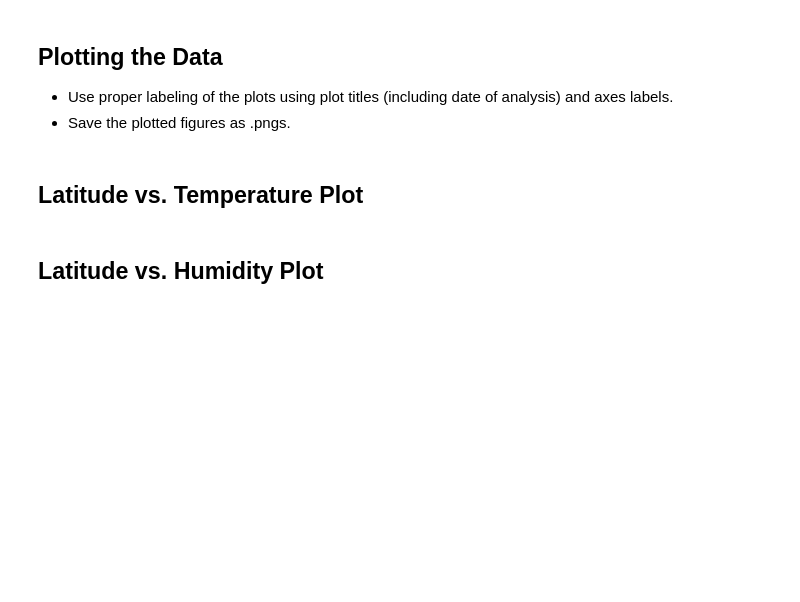
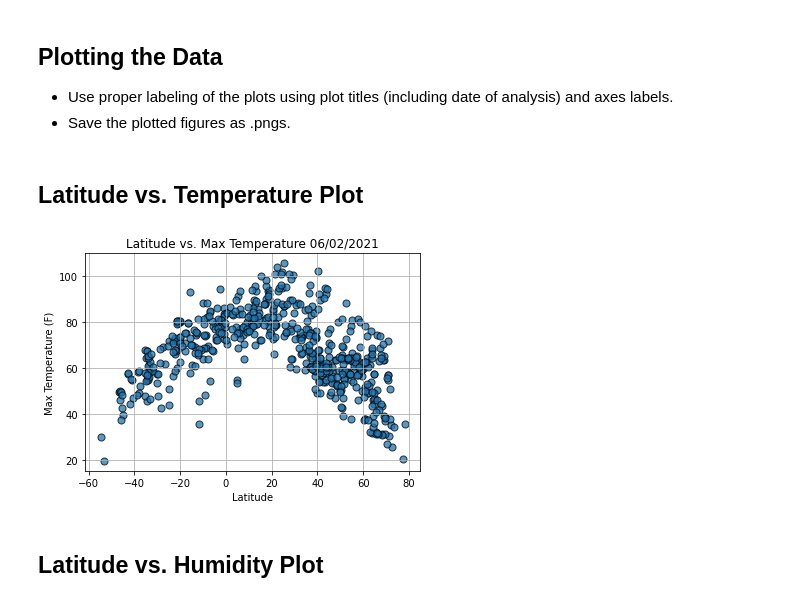
Before and after one commit to Jarice8893/python-api-challenge, a Jupyter notebook: WeatherPy-.ipynb, the cells around one changed output. Drawn from its saved outputs; the diff is of its cells as text; code cells hidden in the pictures; blank space fills up the shorter version.

```diff
--- a/WeatherPy-.ipynb
+++ b/WeatherPy-.ipynb
@@ -56,3 +157,9 @@ len(cities)
 ### Convert Raw Data to DataFrame
 * Export the city data into a .csv.
 * Display the DataFrame
+# %%
+#creating a DataFrame
+cities_data = pd.DataFrame(weather_df)
+
+#pulling counts
+cities_data.count()
@@ -65,3 +216,7 @@ Skip this step if there are no cities that have humidity > 100%.
 # %%
 # Make a new DataFrame equal to the city data to drop all humidity outliers by index.
 # Passing "inplace=False" will make a copy of the city_data DataFrame, which we call "clean_city_data".
+
+#dropping rows with humidity greater or equal to 100
+cities_data.drop([53, 129, 133, 235, 246,273, 293, 357, 498],axis=0,inplace=True)
+cities_data.head()
@@ -71,5 +233,19 @@ Skip this step if there are no cities that have humidity > 100%.
 * Save the plotted figures as .pngs.
 # %% [markdown]
 ## Latitude vs. Temperature Plot
+# %%
+date = datetime.date.today().strftime("%m/%d/%Y")
+
+plt.scatter(cities_data["Lat"], cities_data["Max Temp"], marker="o",s=50,alpha=.75, edgecolors="black")
+plt.title(f"Latitude vs. Max Temperature {date}")
+plt.ylabel("Max Temperature (F)")
+plt.xlabel("Latitude")
+plt.grid(True)
+
+
+plt.savefig("Latitude vs Max Temperature.png")
+plt.show()
+# %% [output]
+[figure, added]
 # %% [markdown]
 ## Latitude vs. Humidity Plot
```
Also changed, not shown: parts of 20 cells of this notebook, 7 other files.
